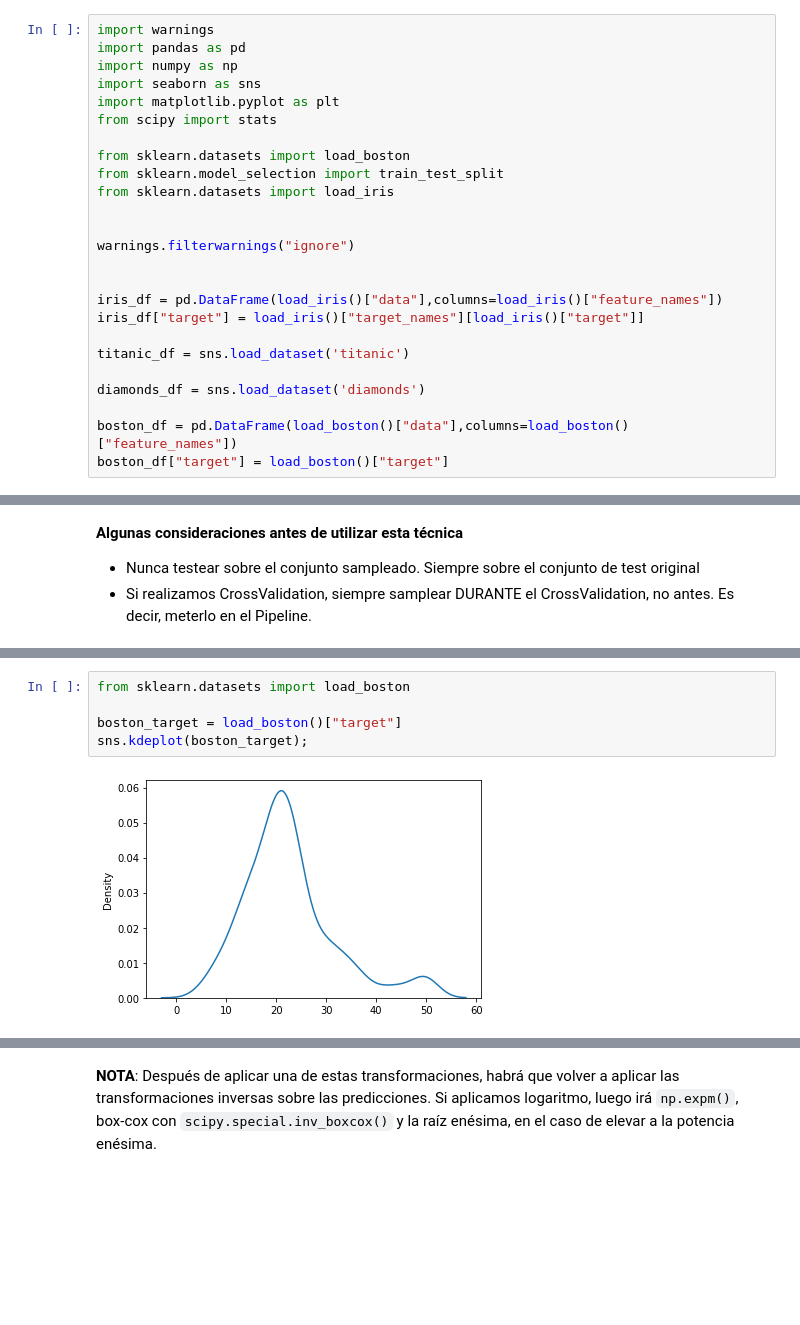
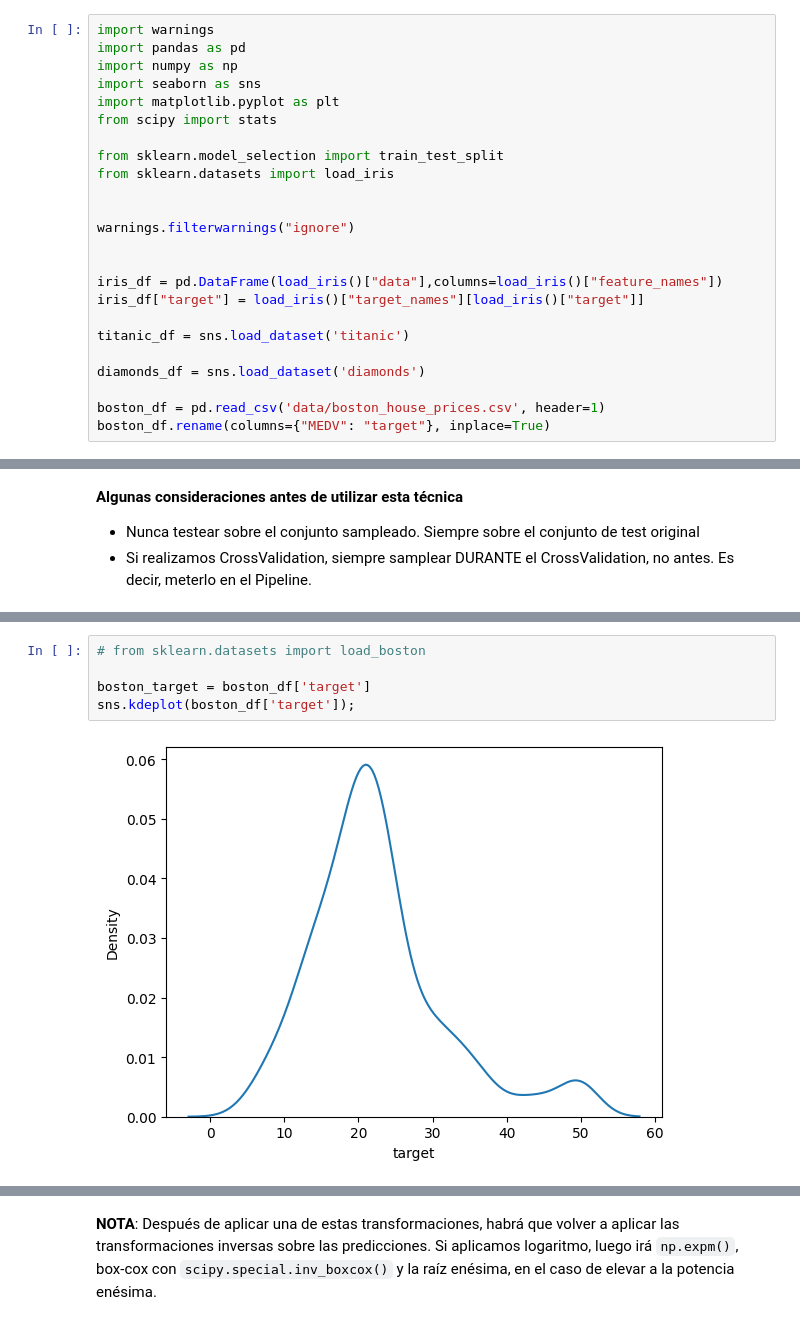
Before and after one commit to angelrodnah/2309_dsft_thebridge, a Jupyter notebook: 3-Machine_Learning/ML_Guide/ML Guide.ipynb, the cells around one changed output, grey strips where cells are left out. Cells and saved outputs as stored; diff of their text form; blank space fills up the shorter version.

```diff
--- a/3-Machine_Learning/ML_Guide/ML Guide.ipynb
+++ b/3-Machine_Learning/ML_Guide/ML Guide.ipynb
@@ -82,7 +82,6 @@ import seaborn as sns
 import matplotlib.pyplot as plt
 from scipy import stats
 
-from sklearn.datasets import load_boston
 from sklearn.model_selection import train_test_split
 from sklearn.datasets import load_iris
 
@@ -97,8 +96,8 @@ titanic_df = sns.load_dataset('titanic')
 
 diamonds_df = sns.load_dataset('diamonds')
 
-boston_df = pd.DataFrame(load_boston()["data"],columns=load_boston()["feature_names"])
-boston_df["target"] = load_boston()["target"]
+boston_df = pd.read_csv('data/boston_house_prices.csv', header=1)
+boston_df.rename(columns={"MEDV": "target"}, inplace=True)
 # %% [markdown]
 <a id="carga_datos"></a>
 <a href="#init"><p style="text-align:right;" href="#init">Volver al índice</p></a>
@@ -335,12 +334,12 @@ Esta gráfica compara la variable en sí con respecto a una función de distribu
 </p>
 </details>
 # %%
-from sklearn.datasets import load_boston
+# from sklearn.datasets import load_boston
 
-boston_target = load_boston()["target"]
-sns.kdeplot(boston_target);
+boston_target = boston_df['target']
+sns.kdeplot(boston_df['target']);
 # %% [output]
-[figure, old version]
+[figure, new version]
 # %%
 fig, axes = plt.subplots(1, 4, figsize=(20, 5), sharey=True)
 
```
Also changed, not shown: parts of 26 cells of this notebook, 1 other file.
